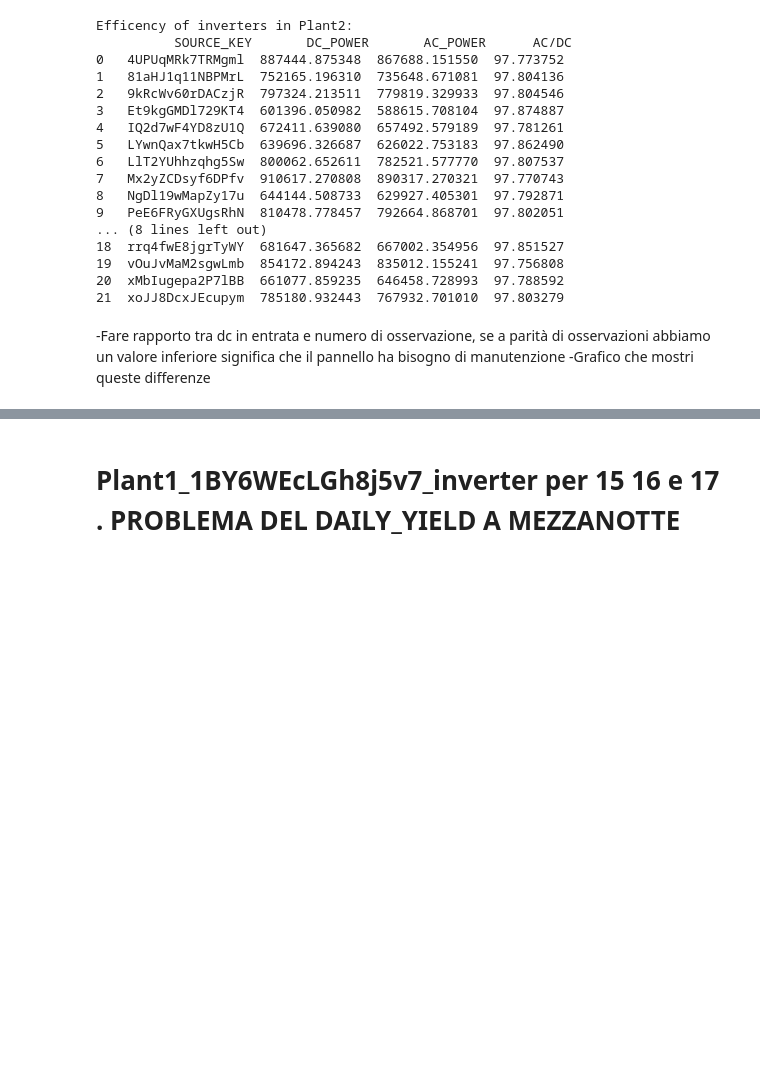
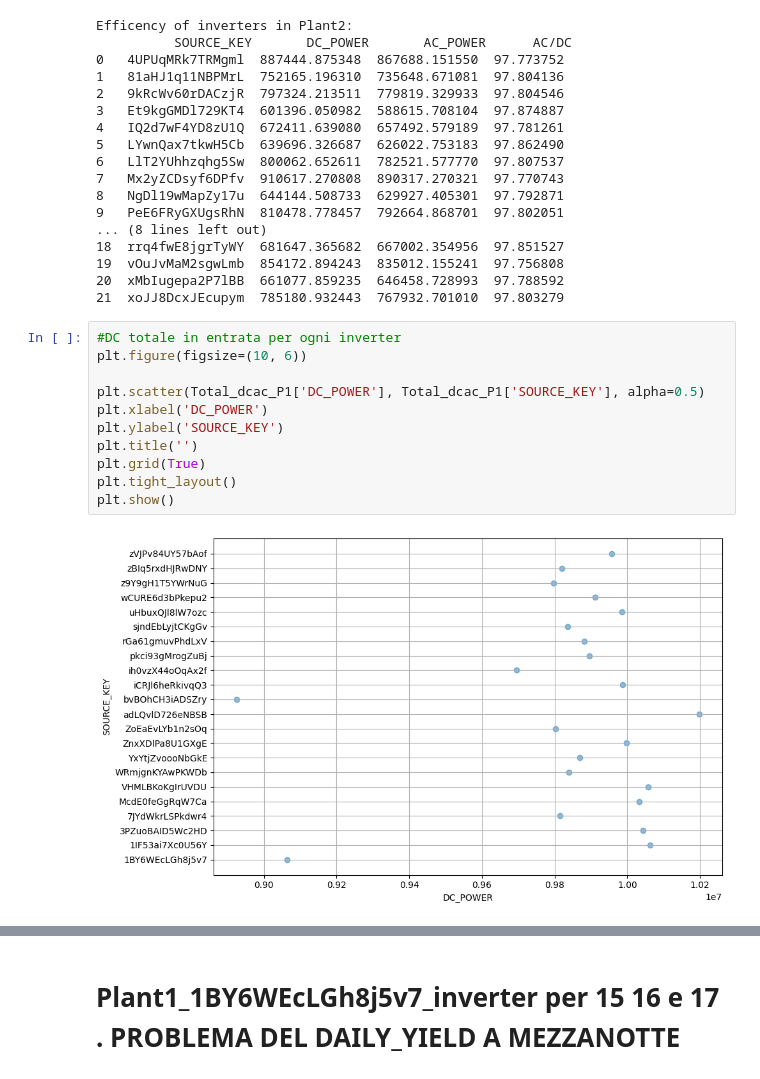
Before and after one commit to Christian-Braga/energy_forecast_ML, a Jupyter notebook: Losa_test.ipynb, the cells around one changed output, grey strips where cells are left out. Cells and saved outputs as stored; diff of their text form; blank space fills up the shorter version.

```diff
--- a/Losa_test.ipynb
+++ b/Losa_test.ipynb
@@ -194,6 +197,16 @@ Efficency of inverters in Plant2:
 19  vOuJvMaM2sgwLmb  854172.894243  835012.155241  97.756808
 20  xMbIugepa2P7lBB  661077.859235  646458.728993  97.788592
 21  xoJJ8DcxJEcupym  785180.932443  767932.701010  97.803279
-# %% [markdown]
--Fare rapporto tra dc in entrata e numero di osservazione, se a parità di osservazioni abbiamo un valore inferiore significa che il pannello ha bisogno di manutenzione
--Grafico che mostri queste differenze
+# %%
+#DC totale in entrata per ogni inverter
+plt.figure(figsize=(10, 6))
+
+plt.scatter(Total_dcac_P1['DC_POWER'], Total_dcac_P1['SOURCE_KEY'], alpha=0.5)
+plt.xlabel('DC_POWER')
+plt.ylabel('SOURCE_KEY')
+plt.title('')
+plt.grid(True)
+plt.tight_layout()
+plt.show()
+# %% [output]
+[figure, added]
```
Also changed, not shown: parts of 16 cells of this notebook, 1 other file.
